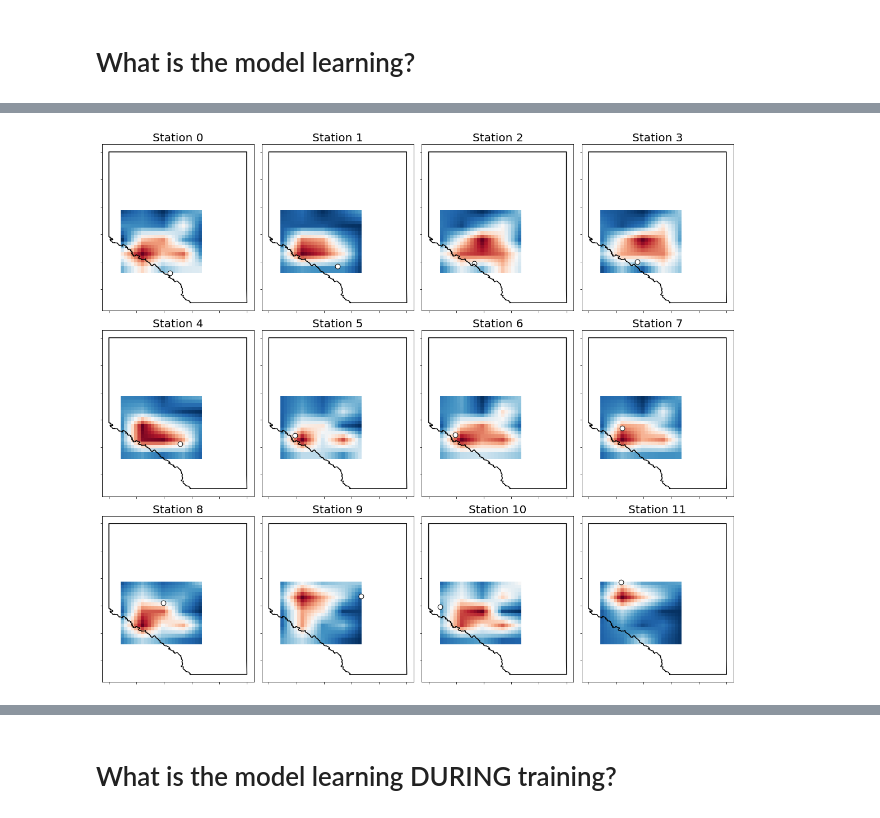
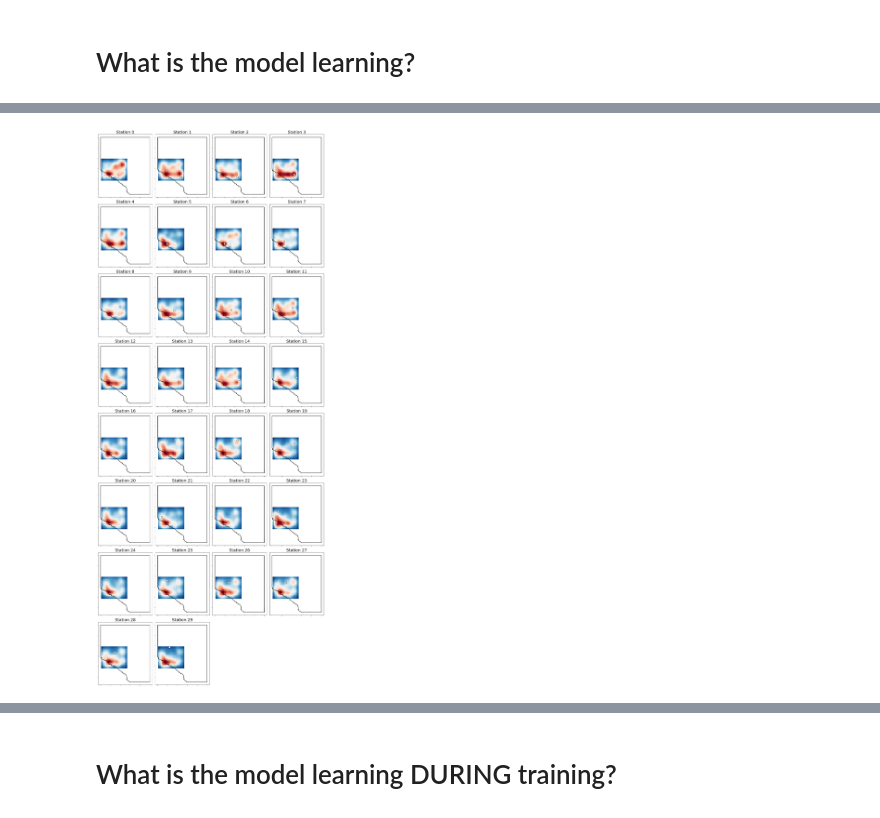
Before and after one commit to andersonsam/cnn_lstm_era, a Jupyter notebook: cnn_lstm_ERA5_basic (1).ipynb, the cells around one changed output, grey strips where cells are left out. Saved outputs shown, nothing was run; the diff lists cells and outputs as text; code cells hidden in the pictures.

```diff
--- a/cnn_lstm_ERA5_basic (1).ipynb
+++ b/cnn_lstm_ERA5_basic (1).ipynb
@@ -582 +1002,8 @@ y_train = tf.convert_to_tensor(y_train)
+# %%
+#set random seed
+
+s = 00
+seed(s)
+np.random.seed(s)
+tf.random.set_seed(s)
 # %%
@@ -1513,3 +1280,36 @@ plt.show()
 del x_train, history#, tempDict, precDict, flowDict, ssrdDict, spchDict
 # %%
 del Tnorm, Tmaxnorm, Tminnorm, Pnorm, Hnorm, Snorm, x_lat_norm, x_lon_norm
+# %%
+#generate bulk heat maps
+
+saveIt = 0
+days_heat = range(365)
+sigma = 1.5
+style_dict = {'style' : 'gauss',
+              'params' : sigma}
+iters_total = 200
+iters_one_pass = 50
+
+print(' Making sensitivity heat maps')
+output_dir_heat = '/content/drive/My Drive/Colab Notebooks/cnn_lstm_era/ERA5_highres/heat_maps'
+if not os.path.exists(output_dir_heat):
+  os.mkdir(output_dir_heat)
+output_dir_bulk_heat = '/content/drive/My Drive/Colab Notebooks/cnn_lstm_era/ERA5_highres/heat_maps/bulk'
+if not os.path.exists(output_dir_bulk_heat):
+  os.mkdir(output_dir_bulk_heat)
+heat_mean_bulk = make_heat(
+    model = model,
+    x_test = x_test,
+    y_test = y_test,
+    style_dict = style_dict,
+    days = days_heat,
+    iters_total = iters_total,
+    iters_one_pass = iters_one_pass,
+    stationInds = range(len(stationInds)),
+    verbose = 1
+    )
+
+if saveIt:
+  fileName = 'heat_mean_bulk_' + str(s) + '.csv'
+  np.savetxt(output_dir_bulk_heat + '/' + fileName, heat_mean_bulk, delimiter = ',')
@@ -1823,19 +1357,19 @@ Day 199/199
 # %%
 #visualize: where is the model sensitive when predicting each station?
 
 plt.figure(figsize = (4*4,len(stationInds)*5))
 
 #vmin = np.min(heat_days)
 #vmax = np.max(heat_days)
 
 for kk in range(len(stationInds)):
   plt.subplot(len(stationInds)+1,4,kk+1)
-  plt.imshow(heat_mean[kk], aspect = 'auto', cmap = 'RdBu_r', extent = extentERA)#, vmin = vmin, vmax = vmax)
+  plt.imshow(np.reshape(heat_mean_bulk[:,kk], np.shape(Tmin[0])), aspect = 'auto', cmap = 'RdBu_r', extent = extentERA)#, vmin = vmin, vmax = vmax)
   plot_prov(prov = prov)
   plt.scatter(stationLon[stationInds[kk]],stationLat[stationInds[kk]], facecolor = 'w', edgecolor = 'k', s = 75)
   plt.title('Station ' + str(kk), fontsize = 20)
   plt.tick_params(labelbottom = False, labelleft = False)
 
 plt.tight_layout()
 # %% [output]
-[figure, old version]
+[figure, new version]
```
Also changed, not shown: parts of 110 cells of this notebook.
